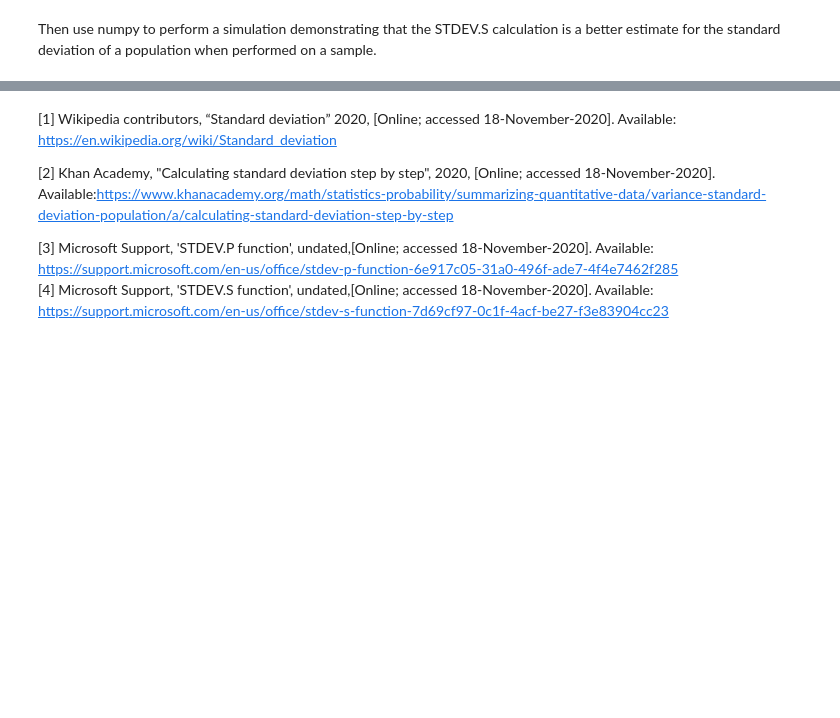
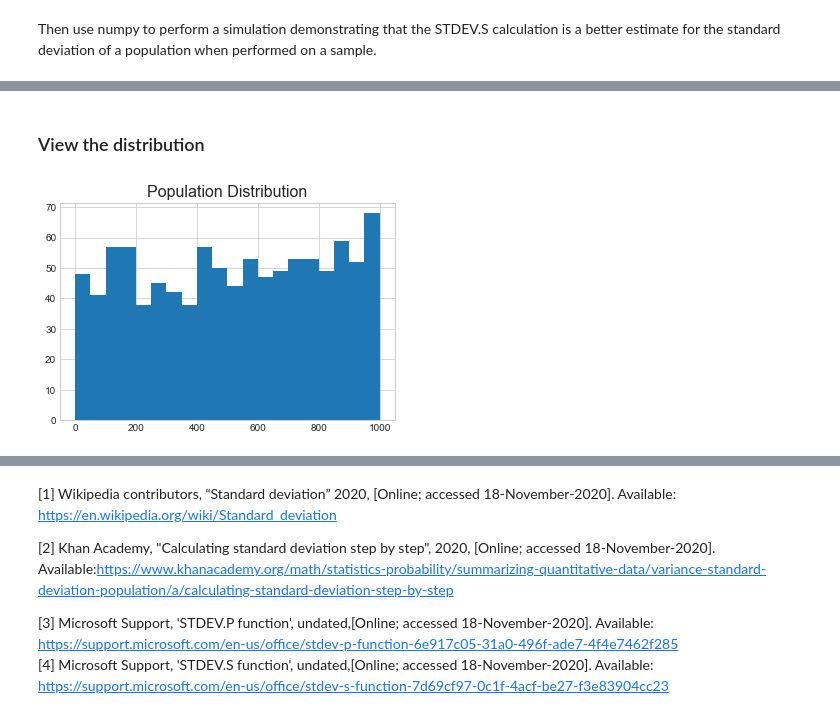
Before and after one commit to fionaoriordan/MLS_Tasks, a Jupyter notebook: Tasks.ipynb, the cells around one changed output, grey strips where cells are left out. Drawn from its saved outputs; the diff is of its cells as text; code cells hidden in the pictures; blank space fills up the shorter version.

Commit message:
testing with various sample sizes and varying population composition e.g uniform versus normal

```diff
--- a/Tasks.ipynb
+++ b/Tasks.ipynb
@@ -435,0 +381,7 @@ print(format(np.std(x, dtype=np.float64), '.56f'))
+# %%
+import numpy as np
+%matplotlib inline
+import matplotlib.pyplot as plt
+plt.style.use('seaborn-whitegrid')
+import pandas as pd
+import seaborn as sns
@@ -435,0 +390,13 @@ print(format(np.std(x, dtype=np.float64), '.56f'))
+# %%
+# # generate a population : a random distribution from with a normal distribution.
+# # mean = 0 so values will be clustered at 0 and std deviation = 10, population size = 1000
+# mu, sigma, popsize = 0, 10, 1000# mean, standard deviation, population size
+# # use astype(int) to only generate and inlcude integrers in the sample. Adpated from https://stackoverflow.com/a/50004451
+# pop = np.random.normal(mu,sigma,popsize, replace=False).astype(int)
+# https://docs.scipy.org/doc//numpy-1.10.4/reference/generated/numpy.random.choice.htmlf
+# choosing numpyt choice as I want to generate unique values
+pop = np.random.choice(100000, size=1000, replace=False, p=None)
+normalarray = np.random.normal(50, 100, 10000).astype(int)
+pop = np.random.randint(0, 1000, size=1000)
+
+pop
@@ -435,0 +421,11 @@ print(format(np.std(x, dtype=np.float64), '.56f'))
+# %% [markdown]
+### View the distribution
+# %%
+
+# view the population distribution
+fig = plt.hist(pop, bins=20)
+# Add a title
+plt.title("Population Distribution", fontsize = 16)
+plt.show()
+# %% [output]
+[figure, added]
```
Also changed, not shown: parts of 25 cells of this notebook.
